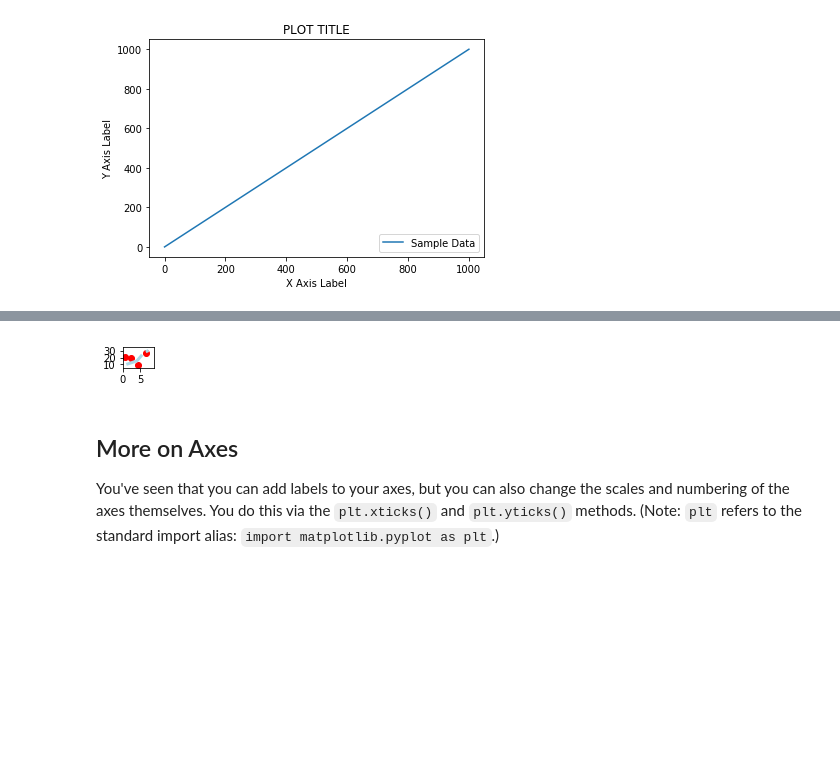
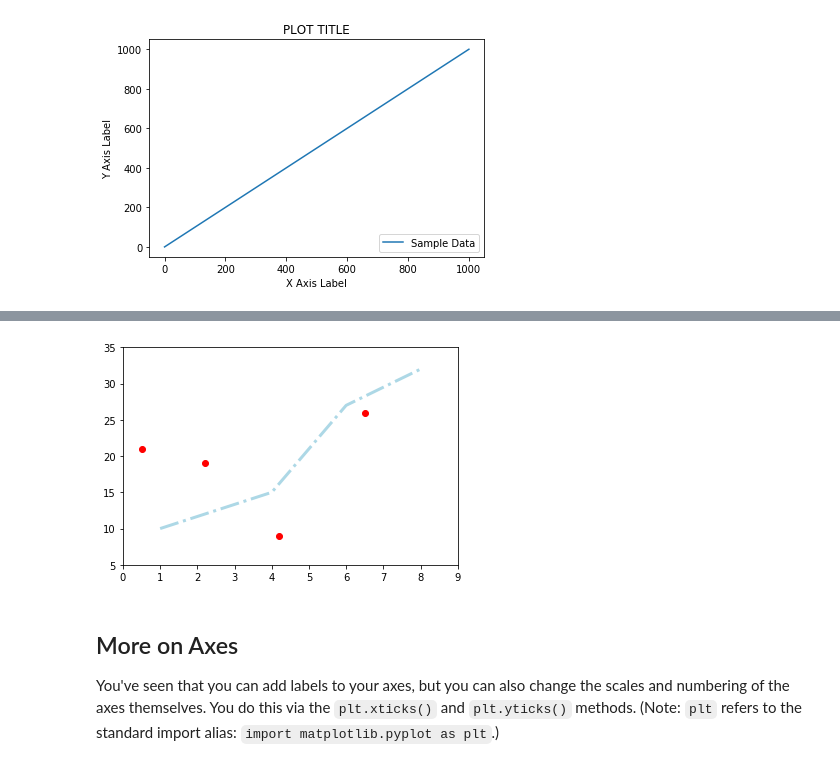
Before and after one commit to khayes847/dsc-more-practice-with-matplotlib-dc-ds-071519, a Jupyter notebook: index.ipynb, the cells around one changed output, grey strips where cells are left out. Drawn from its saved outputs; the diff is of its cells as text; code cells hidden in the pictures; blank space fills up the shorter version.

```diff
--- a/index.ipynb
+++ b/index.ipynb
@@ -113,23 +113,23 @@ Let's see all of above in action with another plot. Here we declare a new figure
 # %%
 # Define a new figure with matplotlib's .plot() function.
 new_figure = plt.figure()
 
 # Add a subplot to the figure - a new axes
-ax = new_figure.add_subplot(992)
+ax = new_figure.add_subplot(111)
 
 # Generate a line plot
 ax.plot([1, 4, 6, 8], [10, 15, 27, 32], color='lightblue', linewidth=3, linestyle = '-.')
 
 # Draw a scatter plot on same axes
 ax.scatter([0.5, 2.2, 4.2, 6.5], [21, 19, 9, 26], color='red', marker='o')
 
 # Set the limits of x and y for axes
 ax.set_xlim(0, 9), ax.set_ylim(5,35)
 
 # Show the plot
 plt.show()
 # %% [output]
-[figure, old version]
+[figure, new version]
 # %% [markdown]
 ## More on Axes
 
```
